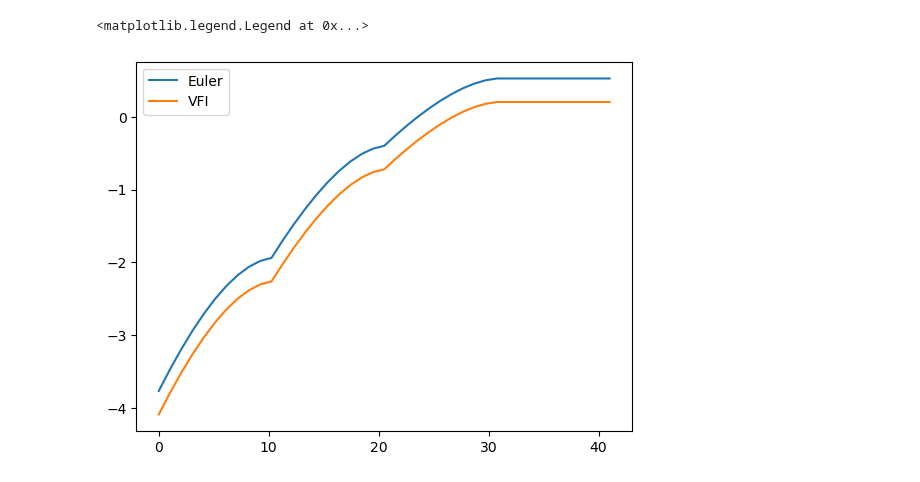
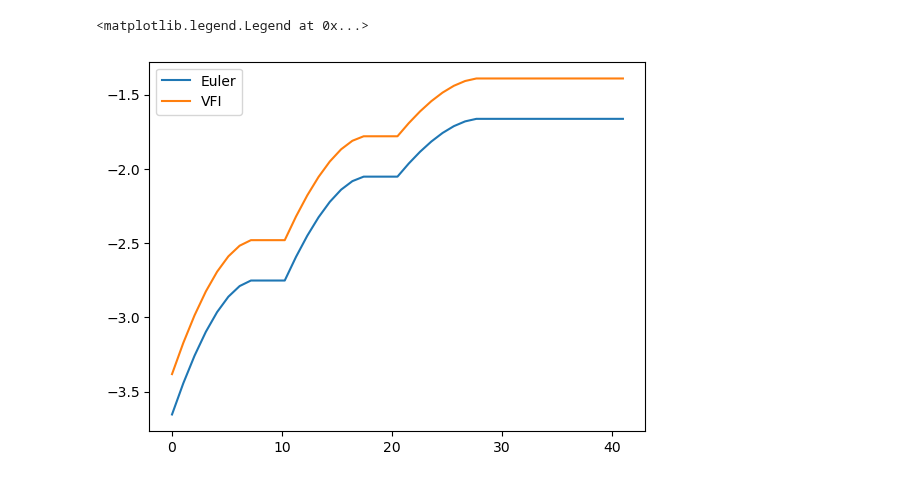
Before and after one commit to qrn838/Dynamic-programming-project, a Jupyter notebook: 2. consumption saving.ipynb, the cells around one changed output. Saved outputs shown, nothing was run; the diff lists cells and outputs as text; code cells hidden in the pictures.

```diff
--- a/2. consumption saving.ipynb
+++ b/2. consumption saving.ipynb
@@ -176,12 +174,12 @@ plt.plot(time, model1.par.V_e[-1,:,18])
 # %%
 time = np.linspace(0, model1.par.T, model1.par.T)
 n = np.linspace(0, model1.par.N+model.par.M, model1.par.N+model.par.M)
-plt.plot(time, model.par.V_e[:,0,0], label='Euler')
-plt.plot(time, model1.par.V_e[:,0,0], label='VFI')
+plt.plot(time, model.par.V_e[:,3,3], label='Euler')
+plt.plot(time, model1.par.V_e[:,3,3], label='VFI')
 plt.legend()
 # %% [output]
 <matplotlib.legend.Legend at 0x...>
-[figure, old version]
+[figure, new version]
 # %%
 time = np.linspace(0, model.par.T, model.par.T)
 plt.plot(time, model.sol.s[:model.par.T,0], label='Euler')
```
Also changed, not shown: parts of 21 cells of this notebook, 2 other files.
